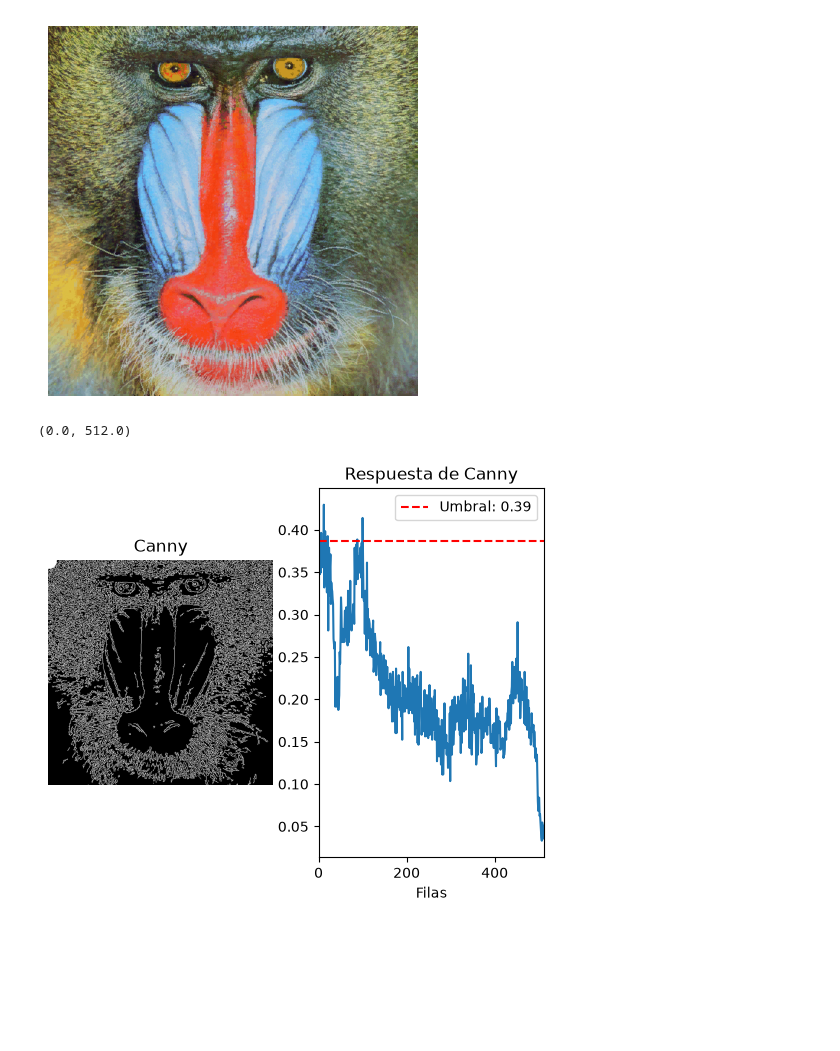
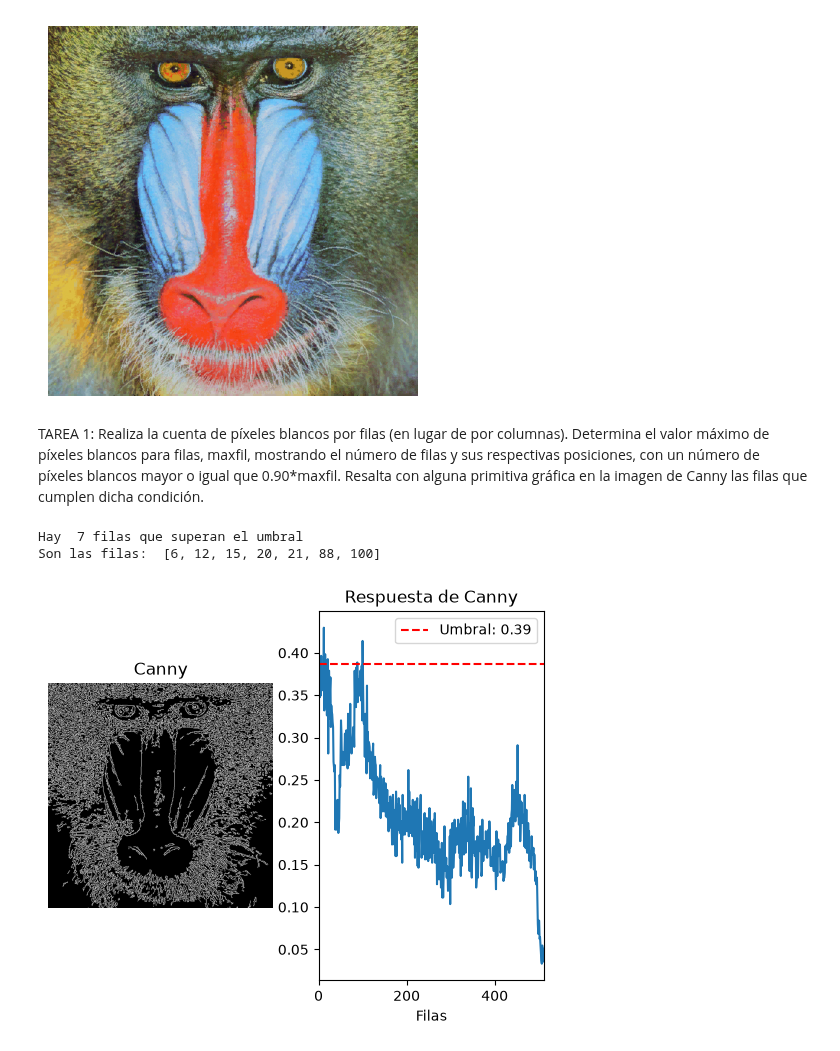
Before and after one commit to kilian2113/VC, a Jupyter notebook: P2/VC_P2.ipynb, the cells around one changed output. Drawn from its saved outputs; the diff is of its cells as text; code cells hidden in the pictures; blank space fills up the shorter version.

Commit message:
Tarea 1

```diff
--- a/P2/VC_P2.ipynb
+++ b/P2/VC_P2.ipynb
@@ -22,6 +20,8 @@ else:
     print('Imagen no encontrada')
 # %% [output]
 [figure]
+# %% [markdown]
+TAREA 1: Realiza la cuenta de píxeles blancos por filas (en lugar de por columnas). Determina el valor máximo de píxeles blancos para filas, maxfil, mostrando el número de filas y sus respectivas posiciones, con un número de píxeles blancos mayor o igual que 0.90*maxfil. Resalta con alguna primitiva gráfica en la imagen de Canny las filas que cumplen dicha condición.
 # %%
 gris = cv2.cvtColor(img, cv2.COLOR_BGR2GRAY)
 canny = cv2.Canny(gris, 100, 200)
@@ -30,36 +30,51 @@ canny = cv2.Canny(gris, 100, 200)
 
 #Cuenta el número de píxeles blancos (255) por fila
 #Suma los valores de los pixeles por fila
 row_counts = cv2.reduce(canny, 1, cv2.REDUCE_SUM, dtype=cv2.CV_32SC1)
 
 
 #Normaliza en base al número de filas, primer valor devuelto por shape, y al valor máximo del píxel (255)
 #El resultado será el número de píxeles blancos por fila
 rows = row_counts / (255 * canny.shape[0])
 max_row = np.max(rows)
 umbral = 0.9 * max_row
+count = 0
+row_umb = []
+row_umb_val = []
 
-for x in rows:
-    if x[0] >= umbral:
-        cv2.circle(canny, (0, int(x[0])), 20, (255, 0, 0), -1)
+for x in range(len(rows)):
+    if rows[x][0] >= umbral:
+        count+=1
+        row_umb.append(x)
+        row_umb_val.append(rows[x][0])
+
+color = cv2.cvtColor(canny, cv2.COLOR_GRAY2BGR)
+
+for row in row_umb:
+    cv2.line(color, (0, row), (120, row), (255, 0, 0), 5)
 
 #Muestra la imagen
 plt.figure()
 plt.subplot(1, 2, 1)
 plt.axis("off")
 plt.title("Canny")
-plt.imshow(canny, cmap='gray')
+plt.imshow(color, cmap='gray')
 
 #Muestra dicha cuenta gráficamente
 plt.subplot(1, 2, 2)
 plt.title("Respuesta de Canny")
 plt.xlabel("Filas")
 plt.ylabel("% píxeles")
 plt.plot(rows)
 plt.axhline(y=umbral, color='r', linestyle='--', label=f'Umbral: {umbral:.2f}')
 plt.legend()
 #Rango en x definido por las columnas
 plt.xlim([0, canny.shape[0]])
+
+print("Hay ", count, "filas que superan el umbral")
+print("Son las filas: ", row_umb)
+print("Los valores son: ", row_umb_val)
 # %% [output]
-(0.0, 512.0)
+Hay  7 filas que superan el umbral
+Son las filas:  [6, 12, 15, 20, 21, 88, 100]
-[figure, old version]
+[figure, new version]
```
Also changed, not shown: parts of 3 cells of this notebook.
